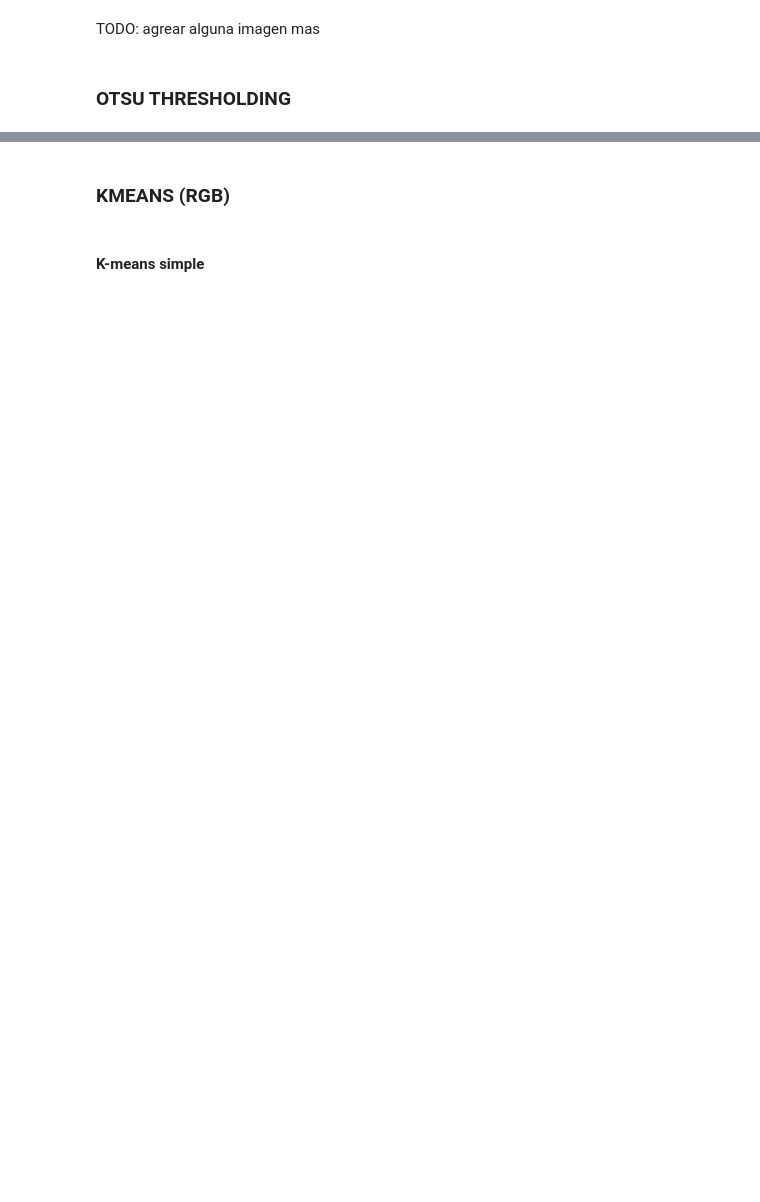
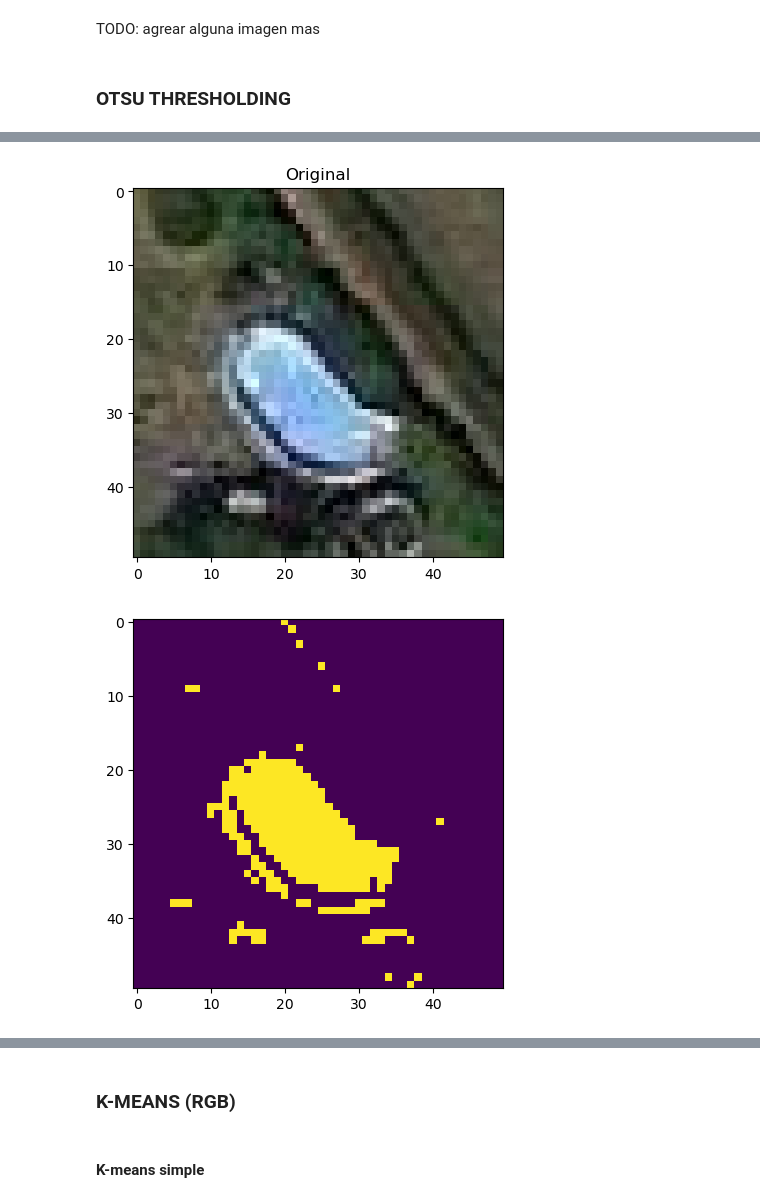
Before and after one commit to AlexisBaladon/Pool-Analyzer, a Jupyter notebook: notebooks/SEG.ipynb, the cells around one changed output, grey strips where cells are left out. Saved outputs shown, nothing was run; the diff lists cells and outputs as text; code cells hidden in the pictures; blank space fills up the shorter version.

```diff
--- a/notebooks/SEG.ipynb
+++ b/notebooks/SEG.ipynb
@@ -402,0 +425,11 @@ Al aplicar segmentación omitiendo el paso de k-means para separación de compon
+# %%
+image_bgr = cv2.imread(os.path.join(TRAIN_DIR, 'pools', 'img0.jpg'))
+image_rgb = cv2.cvtColor(image_bgr, cv2.COLOR_BGR2RGB)
+gray = cv2.cvtColor(image_bgr, cv2.COLOR_BGR2GRAY)
+mask = obtain_measured_mask('img0.jpg', TAGGED_IMAGES_PATH, gray.shape)
+
+binary = pipe3.apply(image_rgb, True)
+display_image_mask(image_rgb, binary)
+# %% [output]
+[figure, added]
+[figure, added]
@@ -403,4 +438,4 @@ Al aplicar segmentación omitiendo el paso de k-means para separación de compon
 # %% [markdown]
-### KMEANS (RGB)
+### K-MEANS (RGB)
 # %% [markdown]
 #### K-means simple
```
Also changed, not shown: parts of 67 cells of this notebook.
